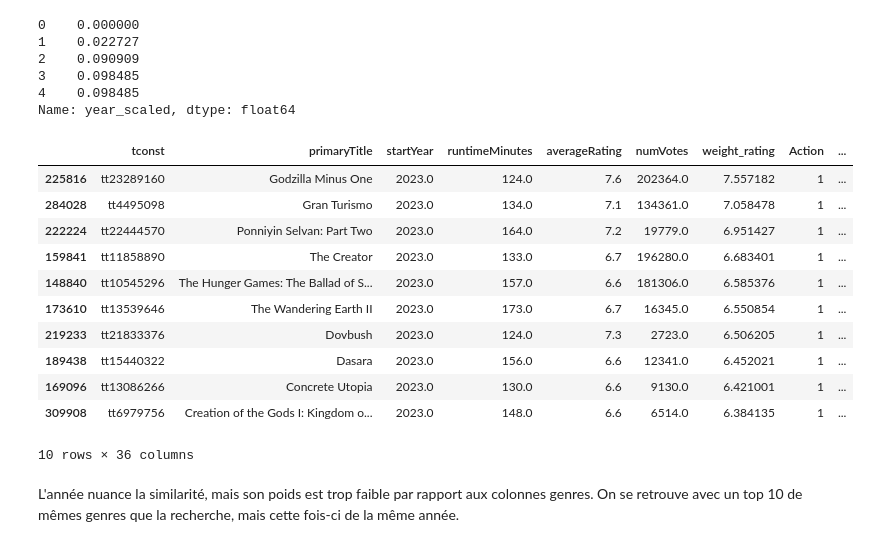
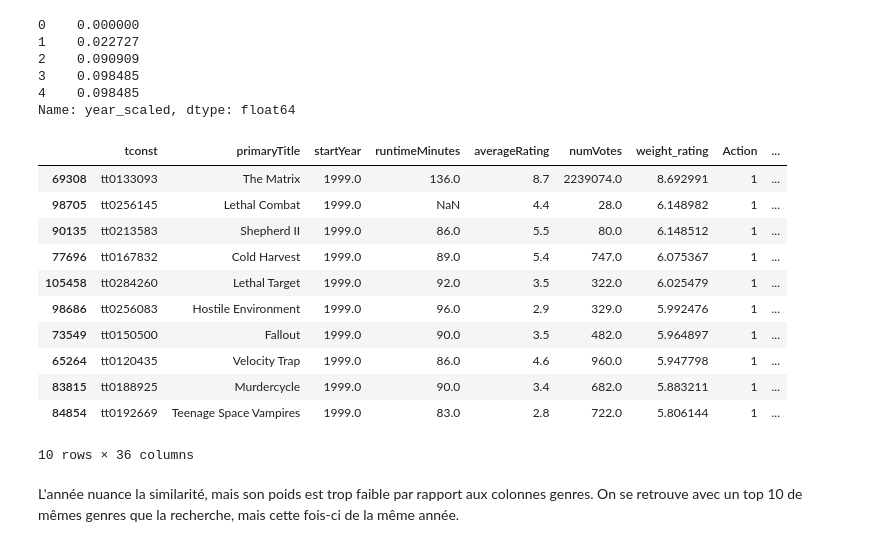
Before and after one commit to BoostMetrics/Recommandation-de-films, a Jupyter notebook: notebooks/03-modeling/01_weight_rating.ipynb, the cells around one changed output. Drawn from its saved outputs; the diff is of its cells as text; code cells hidden in the pictures.

```diff
--- a/notebooks/03-modeling/01_weight_rating.ipynb
+++ b/notebooks/03-modeling/01_weight_rating.ipynb
@@ -102,19 +102,19 @@ def recherche_par_titre(titre, top_n=10):
 
     return df_temp.sort_values(['sim', 'weight_rating'], ascending=False).head(top_n)
 # %%
-recherche_par_titre('godzilla')
+recherche_par_titre('matrix')
 # %% [output]
 |  | tconst | primaryTitle | startYear | runtimeMinutes | averageRating | numVotes | weight_rating | Action | ... |
-| 225816 | tt23289160 | Godzilla Minus One | 2023.0 | 124.0 | 7.6 | 202364.0 | 7.557182 | 1 | ... |
-| 284028 | tt4495098 | Gran Turismo | 2023.0 | 134.0 | 7.1 | 134361.0 | 7.058478 | 1 | ... |
-| 222224 | tt22444570 | Ponniyin Selvan: Part Two | 2023.0 | 164.0 | 7.2 | 19779.0 | 6.951427 | 1 | ... |
-| 159841 | tt11858890 | The Creator | 2023.0 | 133.0 | 6.7 | 196280.0 | 6.683401 | 1 | ... |
-| 148840 | tt10545296 | The Hunger Games: The Ballad of S... | 2023.0 | 157.0 | 6.6 | 181306.0 | 6.585376 | 1 | ... |
-| 173610 | tt13539646 | The Wandering Earth II | 2023.0 | 173.0 | 6.7 | 16345.0 | 6.550854 | 1 | ... |
-| 219233 | tt21833376 | Dovbush | 2023.0 | 124.0 | 7.3 | 2723.0 | 6.506205 | 1 | ... |
-| 189438 | tt15440322 | Dasara | 2023.0 | 156.0 | 6.6 | 12341.0 | 6.452021 | 1 | ... |
-| 169096 | tt13086266 | Concrete Utopia | 2023.0 | 130.0 | 6.6 | 9130.0 | 6.421001 | 1 | ... |
-| 309908 | tt6979756 | Creation of the Gods I: Kingdom o... | 2023.0 | 148.0 | 6.6 | 6514.0 | 6.384135 | 1 | ... |
+| 69308 | tt0133093 | The Matrix | 1999.0 | 136.0 | 8.7 | 2239074.0 | 8.692991 | 1 | ... |
+| 98705 | tt0256145 | Lethal Combat | 1999.0 | NaN | 4.4 | 28.0 | 6.148982 | 1 | ... |
+| 90135 | tt0213583 | Shepherd II | 1999.0 | 86.0 | 5.5 | 80.0 | 6.148512 | 1 | ... |
+| 77696 | tt0167832 | Cold Harvest | 1999.0 | 89.0 | 5.4 | 747.0 | 6.075367 | 1 | ... |
+| 105458 | tt0284260 | Lethal Target | 1999.0 | 92.0 | 3.5 | 322.0 | 6.025479 | 1 | ... |
+| 98686 | tt0256083 | Hostile Environment | 1999.0 | 96.0 | 2.9 | 329.0 | 5.992476 | 1 | ... |
+| 73549 | tt0150500 | Fallout | 1999.0 | 90.0 | 3.5 | 482.0 | 5.964897 | 1 | ... |
+| 65264 | tt0120435 | Velocity Trap | 1999.0 | 86.0 | 4.6 | 960.0 | 5.947798 | 1 | ... |
+| 83815 | tt0188925 | Murdercycle | 1999.0 | 90.0 | 3.4 | 682.0 | 5.883211 | 1 | ... |
+| 84854 | tt0192669 | Teenage Space Vampires | 1999.0 | 83.0 | 2.8 | 722.0 | 5.806144 | 1 | ... |
 10 rows × 36 columns
 # %% [markdown]
 L'année nuance la similarité, mais son poids est trop faible par rapport aux colonnes genres.
```
Also changed, not shown: 3 other files.
